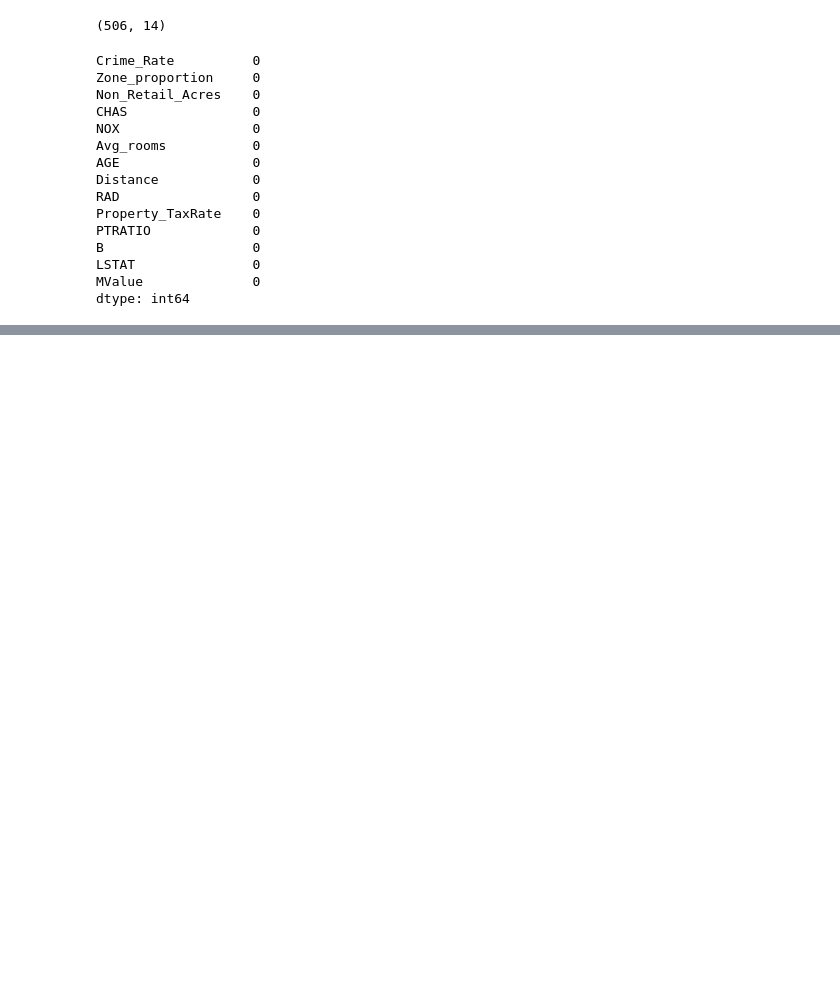
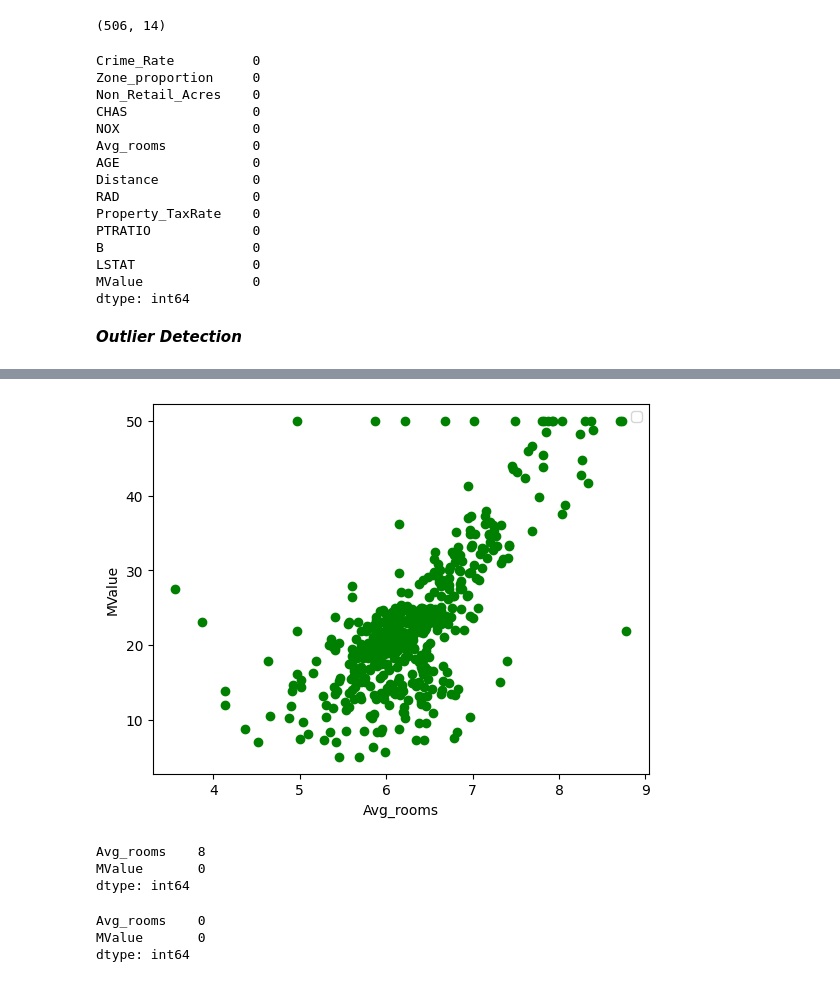
Before and after one commit to noelmt7/AML_LAB1, a Jupyter notebook: 2348538_Lab1.ipynb, the cells around one changed output, grey strips where cells are left out. Saved outputs shown, nothing was run; the diff lists cells and outputs as text; code cells hidden in the pictures; blank space fills up the shorter version.

```diff
--- a/2348538_Lab1.ipynb
+++ b/2348538_Lab1.ipynb
@@ -34,3 +38,21 @@ B                   0
 LSTAT               0
 MValue              0
 dtype: int64
+# %%
+df1 = df[['Avg_rooms','MValue' ]]
+# %%
+#Feature Variables
+x1= df1['Avg_rooms'].values
+
+#Target Variable
+y1 = df1['MValue'].values
+# %% [markdown]
+***Outlier Detection***
+# %%
+plt.scatter(x1,y1, c = 'green')
+
+plt.xlabel('Avg_rooms')
+plt.ylabel('MValue')
+plt.legend()
+plt.show()
+# %% [output]
@@ -36,0 +60 @@ dtype: int64
+[figure, added]
@@ -36,0 +66,8 @@ dtype: int64
+# %%
+
+outlier=((zscore_df>3)|(zscore_df<-3)).sum()
+outlier
+# %% [output]
+Avg_rooms    8
+MValue       0
+dtype: int64
@@ -36,0 +80,8 @@ dtype: int64
+# %%
+
+outlier=((cleaned_df>3)|(cleaned_df<-3)).sum()
+outlier
+# %% [output]
+Avg_rooms    0
+MValue       0
+dtype: int64
```
Also changed, not shown: parts of 21 cells of this notebook.
